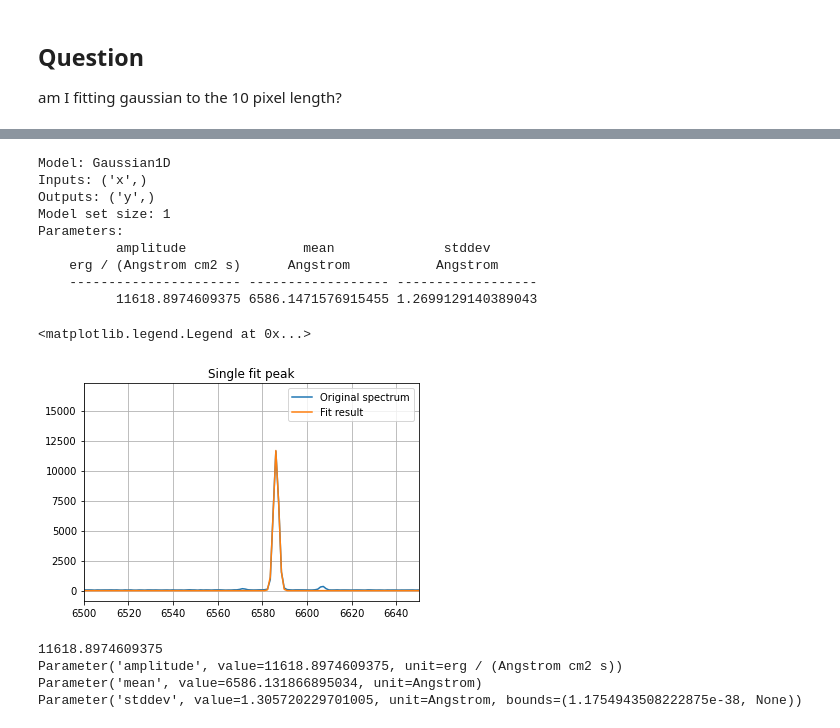
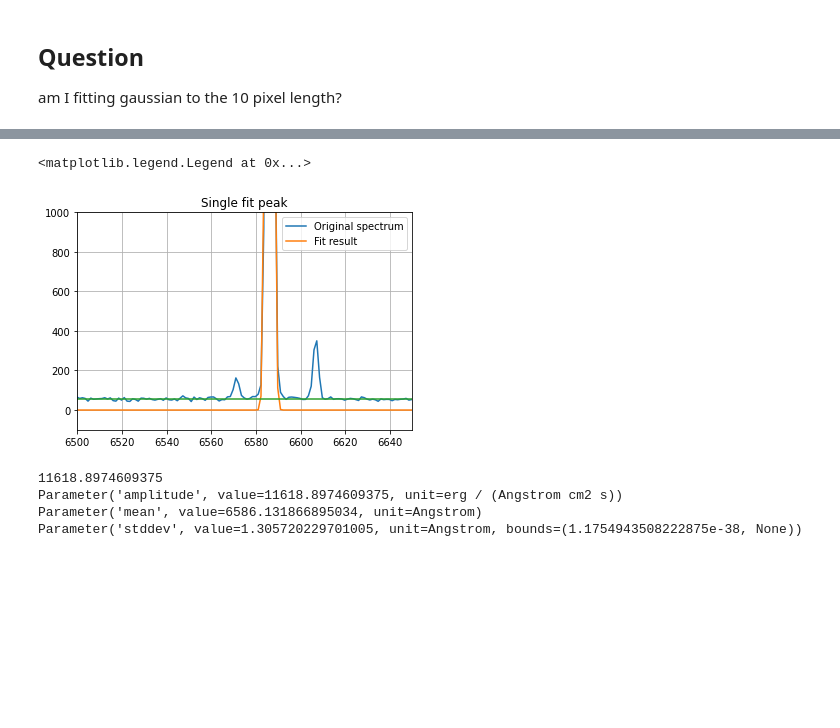
Before and after one commit to claralucie/summer23, a Jupyter notebook: ugc993_firstlook.ipynb, the cells around one changed output, grey strips where cells are left out. Saved outputs shown, nothing was run; the diff lists cells and outputs as text; code cells hidden in the pictures; blank space fills up the shorter version.

```diff
--- a/ugc993_firstlook.ipynb
+++ b/ugc993_firstlook.ipynb
@@ -269,38 +269,46 @@ Text(0.5, 1.0, 'H-alpha line, 10 pixels')
-# %%
-spectrum = Spectrum1D(flux = fluxCube[1464:1474, 150, 188] * u.Unit('erg cm-2 s-1 AA-1'),
-                      spectral_axis=wavelength[1464:1474]*u.AA)
-
-sub_region = SpectralRegion(6580*u.AA, 6600*u.AA)
-
-sub_spectrum = extract_region(spectrum, sub_region)
-
-print(estimate_line_parameters(sub_spectrum, models.Gaussian1D()))
-
-g_init = models.Gaussian1D(amplitude=11618.8974609375 * u.Unit('erg cm-2 s-1 AA-1'),
-                           mean=6586.131866895034*u.AA, stddev=1.305720229701005*u.AA)
-continuum = models.Polynomial1D
-g_fit = fit_lines(spectrum, g_init, window=(6580*u.AA, 6600*u.AA))
-y_fit = g_fit(wavelength*u.AA)
-
-# Plot the original spectrum and the fitted.
-plt.plot(wavelength, fluxCube[:, 150, 188], label="Original spectrum")
-plt.plot(wavelength, y_fit, label="Fit result")
-plt.title('Single fit peak')
-plt.xlim(6500, 6650)
-plt.grid(True)
-plt.legend()
-# %% [output]
-Model: Gaussian1D
-Inputs: ('x',)
-Outputs: ('y',)
-Model set size: 1
-Parameters:
-          amplitude               mean              stddev
-    erg / (Angstrom cm2 s)      Angstrom           Angstrom
-    ---------------------- ------------------ ------------------
-          11618.8974609375 6586.1471576915455 1.2699129140389043
-<matplotlib.legend.Legend at 0x...>
-[figure, removed]
+# %%
+from astropy.modeling import models, fitting
+
+spectrum = Spectrum1D(flux = fluxCube[1464:1474, 150, 188] * u.Unit('erg cm-2 s-1 AA-1'),
+                      spectral_axis=wavelength[1464:1474]*u.AA)
+
+sub_region = SpectralRegion(6580*u.AA, 6600*u.AA)
+
+sub_spectrum = extract_region(spectrum, sub_region)
+
+#print(estimate_line_parameters(sub_spectrum, models.Gaussian1D()))
+
+#continuum = models.Polynomial1D(1, window = (6220*u.AA, 6240*u.AA))
+
+# fit the data with the fitter
+fit = fitting.LinearLSQFitter()
+
+# initialize a linear model
+line_init = models.Linear1D()
+
+continuum_init = fit(models.Polynomial1D(1), wavelength[1320:1455], fluxCube[1320:1455, 150, 188])
+cont_fit = continuum_init(wavelength)
+
+g_init = models.Gaussian1D(amplitude=11618.8974609375 * u.Unit('erg cm-2 s-1 AA-1'),
+                           mean=6586.131866895034*u.AA, stddev=1.305720229701005*u.AA)
+
+g_fit = fit_lines(spectrum, g_init, window=(6580*u.AA, 6600*u.AA))
+y_fit = g_fit(wavelength*u.AA)
+
+
+# Plot the original spectrum and the fitted.
+plt.plot(wavelength, fluxCube[:, 150, 188], label="Original spectrum")
+plt.plot(wavelength, y_fit, label="Fit result")
+plt.plot(wavelength, cont_fit)
+plt.title('Single fit peak')
+plt.xlim(6500, 6650)
+plt.grid(True)
+
+plt.ylim(-100, 1000)
+plt.legend()
+# %% [output]
+<matplotlib.legend.Legend at 0x...>
+[figure, added]
 # %%
 sub_region = SpectralRegion(6570*u.AA, 6600*u.AA)
 
```
Also changed, not shown: parts of 27 cells of this notebook.
